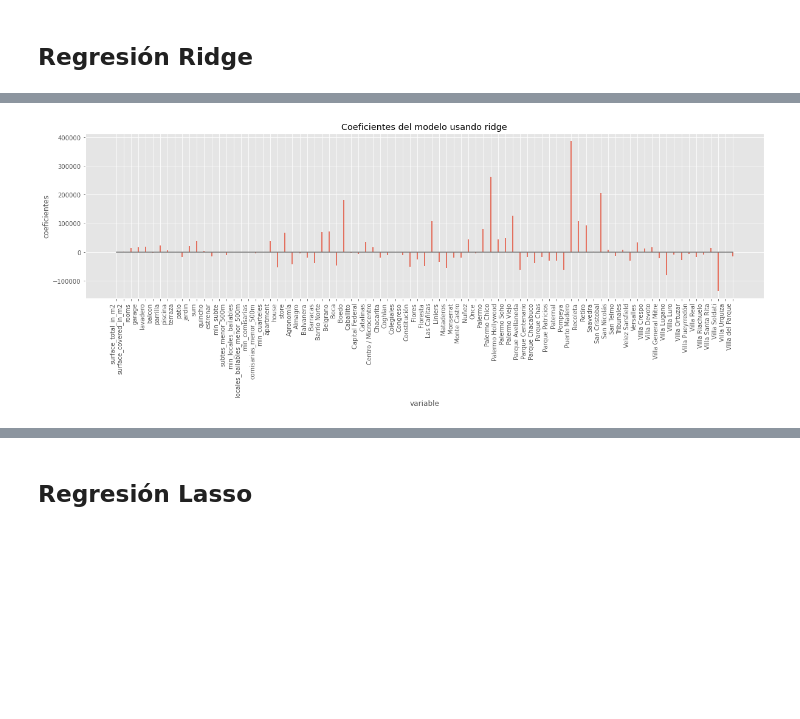
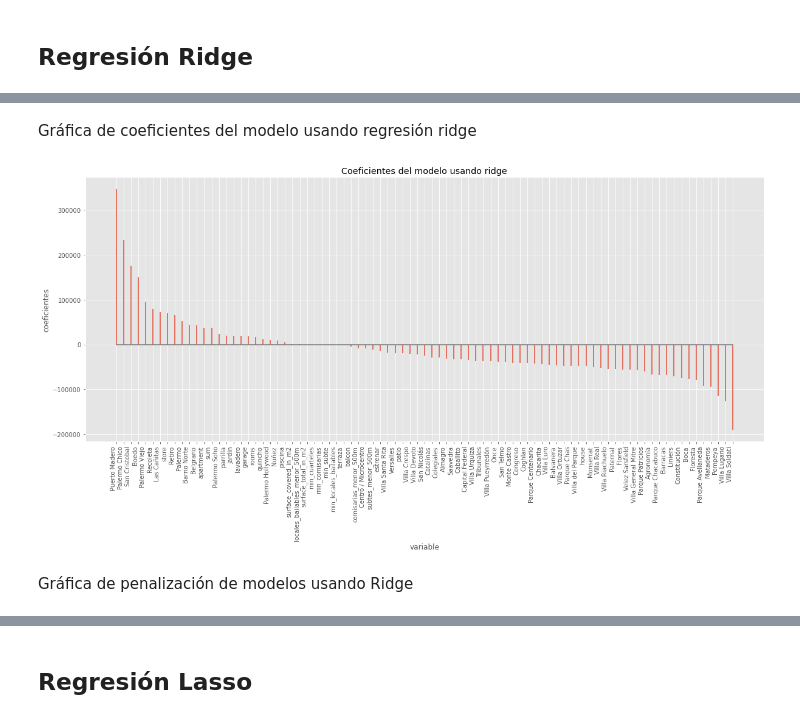
Before and after one commit to Juanlandolfi/Data-Science-Digital-House, a Jupyter notebook: Entrega_2/Grupo7_TP02_final.ipynb, the cells around one changed output, grey strips where cells are left out. Cells and saved outputs as stored; diff of their text form; code cells hidden in the pictures; blank space fills up the shorter version.

```diff
--- a/Entrega_2/Grupo7_TP02_final.ipynb
+++ b/Entrega_2/Grupo7_TP02_final.ipynb
@@ -332,17 +325,20 @@ Root Mean Squared Error: 138920.60416641564
+# %% [markdown]
+Gráfica de coeficientes del modelo usando regresión ridge
 # %%
-# Gráfica de coeficientes del modelo usando regresión ridge
-# =*=*=*=*=*=*=*=*=*=*=*=*=*=*=*=*=*=*=*=*=*=*=*=*=*=*=*=*=*=*=*=*=*=*=*=*=*=*=*=*
 df_coeficientes = pd.DataFrame(
                         {'predictor': X_train.columns,
                          'coef': model_ridge_cv.coef_.flatten()}
                   )
+df_coeficientes.sort_values(by='coef',ascending=False,inplace=True)
 
-fig, ax = plt.subplots(figsize=(20, 5))
+fig, ax = plt.subplots(figsize=(20, 8))
 ax.stem(df_coeficientes.predictor, df_coeficientes.coef, markerfmt=' ')
 plt.xticks(rotation=90, ha='right', size=10)
 ax.set_xlabel('variable')
 ax.set_ylabel('coeficientes')
 ax.set_title('Coeficientes del modelo usando ridge');
 # %% [output]
-[figure, old version]
+[figure, new version]
+# %% [markdown]
+Gráfica de penalización de modelos usando Ridge
 # %%
```
Also changed, not shown: parts of 31 cells of this notebook, 1 other file.
